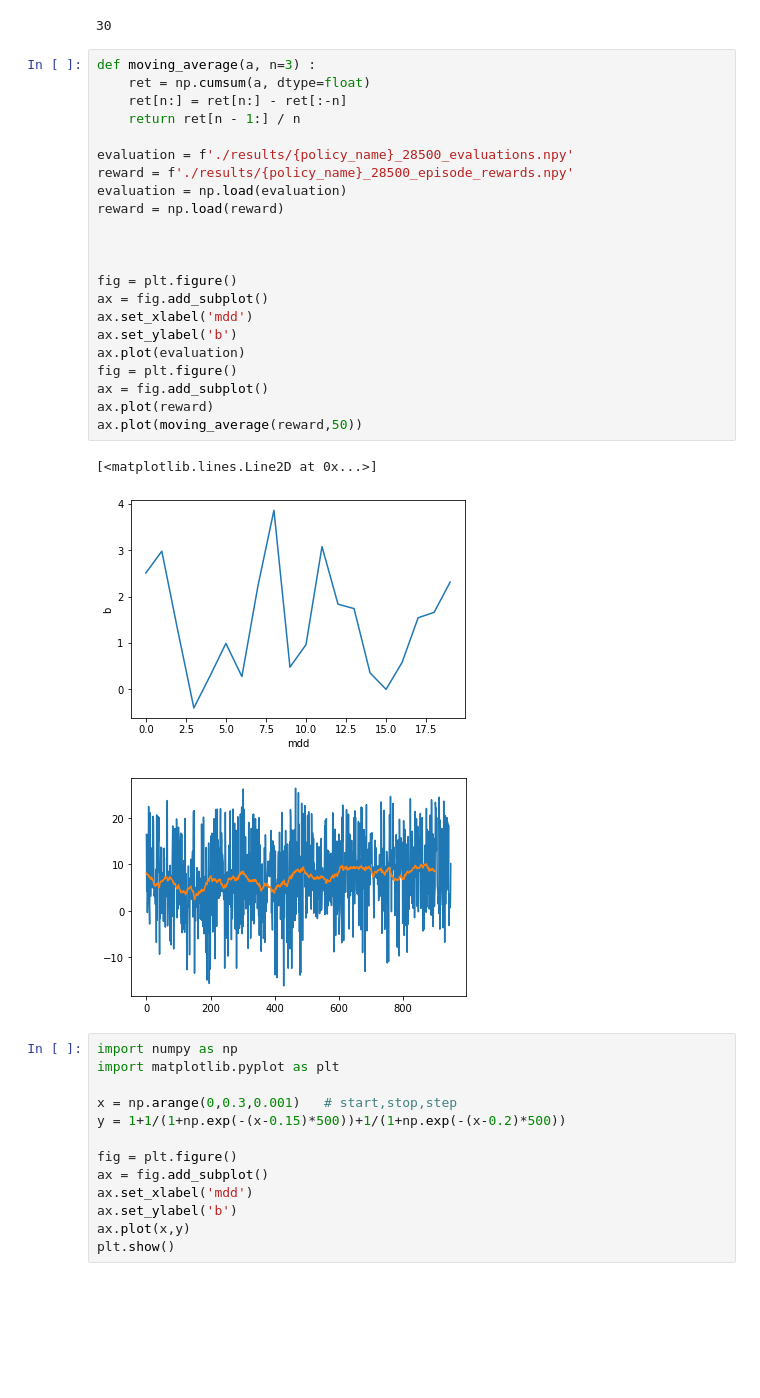
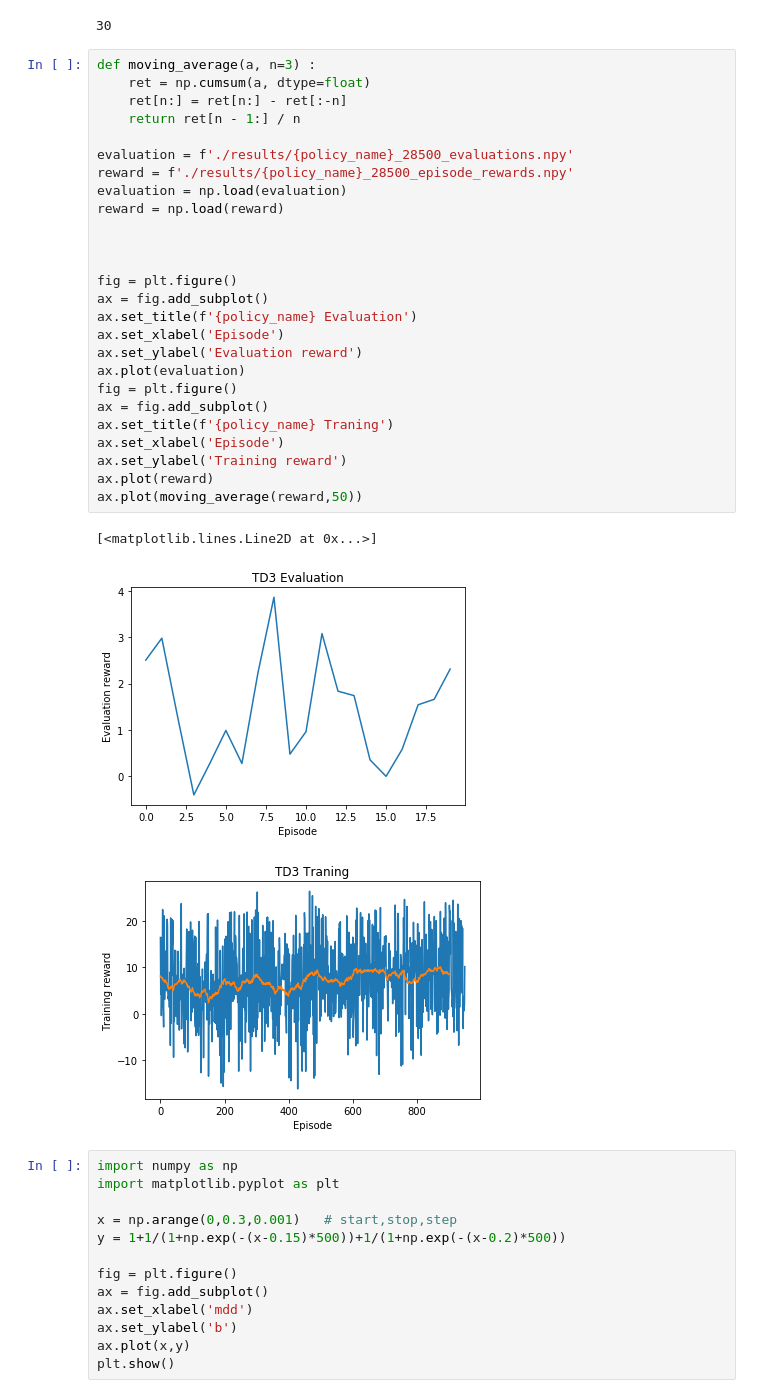
Before and after one commit to woodychang0611/PortfolioDRL, a Jupyter notebook: Misc.ipynb, the cells around one changed output. Drawn from its saved outputs; the diff is of its cells as text; blank space fills up the shorter version.

```diff
--- a/Misc.ipynb
+++ b/Misc.ipynb
@@ -69,29 +69,33 @@ portfolios_to_csv(env.portfolios,2017,1,f'{policy_name}_portfolios.csv',)
 # %%
 def moving_average(a, n=3) :
     ret = np.cumsum(a, dtype=float)
     ret[n:] = ret[n:] - ret[:-n]
     return ret[n - 1:] / n
 
 evaluation = f'./results/{policy_name}_28500_evaluations.npy'
 reward = f'./results/{policy_name}_28500_episode_rewards.npy'
 evaluation = np.load(evaluation)
 reward = np.load(reward)
 
 
 
 fig = plt.figure()
 ax = fig.add_subplot()
-ax.set_xlabel('mdd')
-ax.set_ylabel('b')
+ax.set_title(f'{policy_name} Evaluation')
+ax.set_xlabel('Episode')
+ax.set_ylabel('Evaluation reward')
 ax.plot(evaluation)
 fig = plt.figure()
 ax = fig.add_subplot()
+ax.set_title(f'{policy_name} Traning')
+ax.set_xlabel('Episode')
+ax.set_ylabel('Training reward')
 ax.plot(reward)
 ax.plot(moving_average(reward,50))
 # %% [output]
 [<matplotlib.lines.Line2D at 0x...>]
-[figure, old version]
+[figure, new version]
-[figure, old version]
+[figure, new version]
 # %%
 import numpy as np
 import matplotlib.pyplot as plt
```
